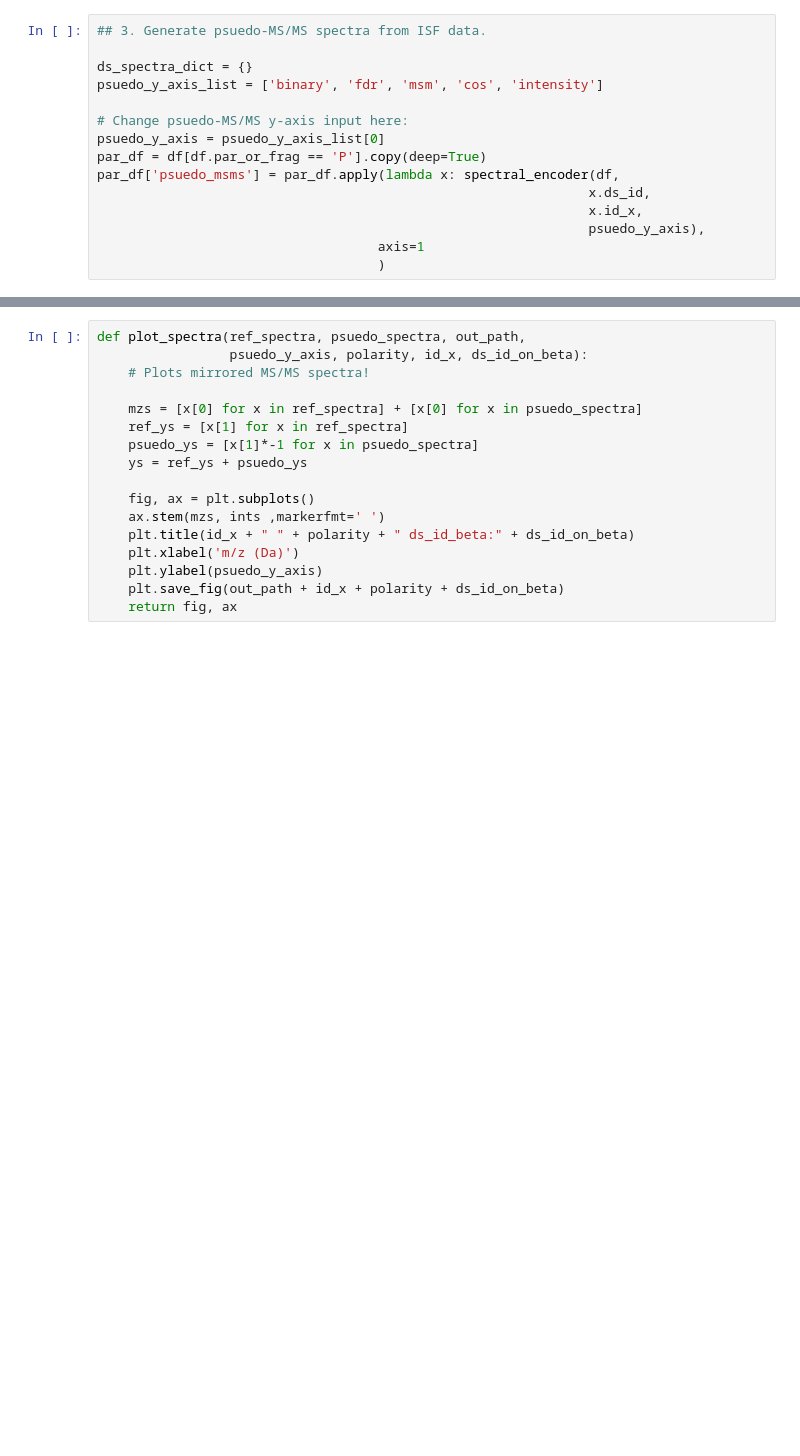
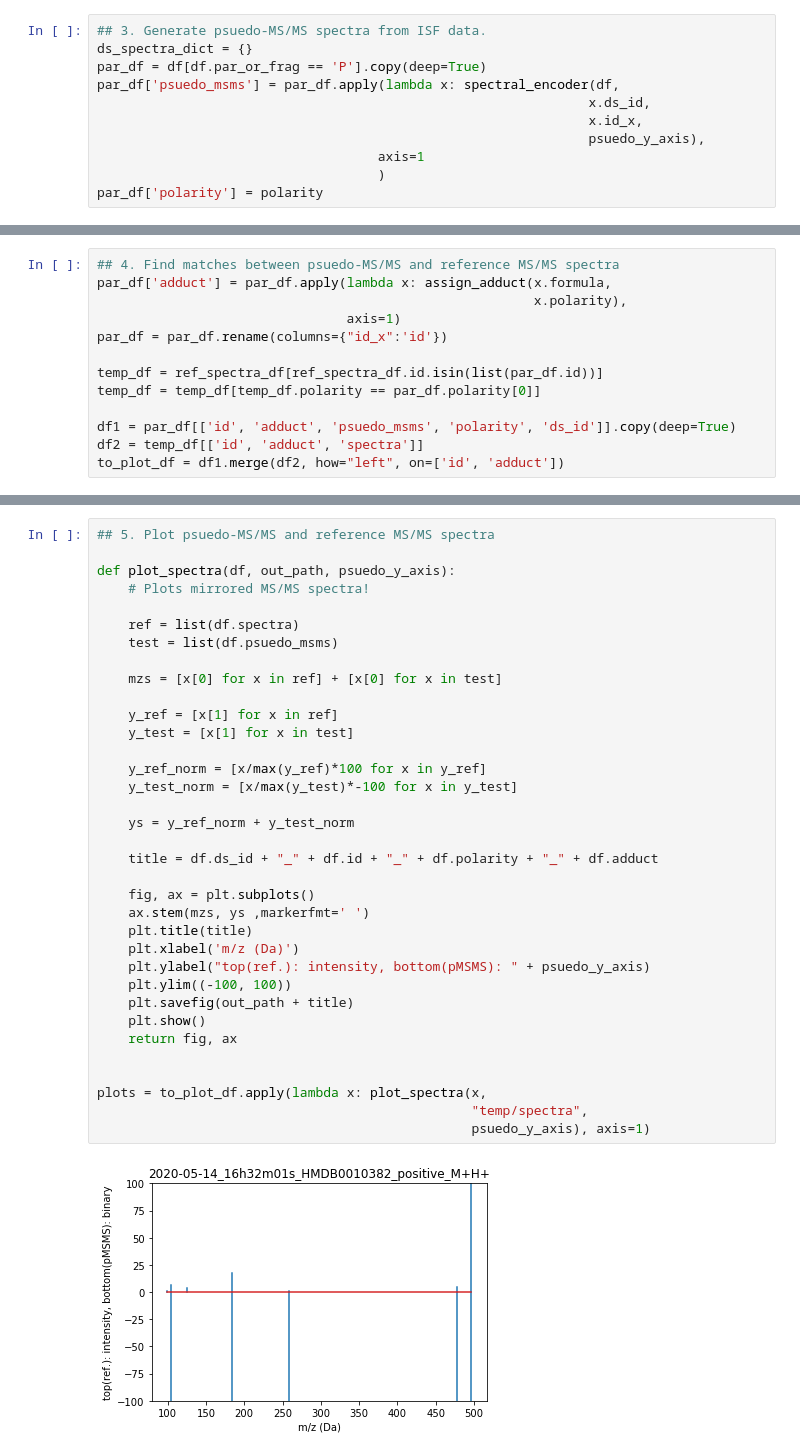
Before and after one commit to DinosaurInSpace/metaspace_msms_paper, a Jupyter notebook: metaspace_msms_mirror_spectra.ipynb, the cells around one changed output, grey strips where cells are left out. Drawn from its saved outputs; the diff is of its cells as text; blank space fills up the shorter version.

Commit message:
"metaspace_msms_mirror_spectra.ipynb" which plots psuedo-MS/MS spectra downloaded from METASPACE is functional as demonstrated with test dataset.

```diff
--- a/metaspace_msms_mirror_spectra.ipynb
+++ b/metaspace_msms_mirror_spectra.ipynb
@@ -50,12 +63,7 @@ df = annotate_cos_parent_fragment(path_to_reports,
 1   2020-05-14_16h32m01s
 # %%
 ## 3. Generate psuedo-MS/MS spectra from ISF data.
-
 ds_spectra_dict = {}
-psuedo_y_axis_list = ['binary', 'fdr', 'msm', 'cos', 'intensity']
-
-# Change psuedo-MS/MS y-axis input here:
-psuedo_y_axis = psuedo_y_axis_list[0]
 par_df = df[df.par_or_frag == 'P'].copy(deep=True)
 par_df['psuedo_msms'] = par_df.apply(lambda x: spectral_encoder(df,
                                                                x.ds_id,
@@ -63,3 +71,4 @@ par_df['psuedo_msms'] = par_df.apply(lambda x: spectral_encoder(df,
                                                                psuedo_y_axis),
                                     axis=1
                                     )
+par_df['polarity'] = polarity
@@ -127,0 +87,13 @@ par_df.apply(lambda x: plot_spectra(x.reference_msms,
+# %%
+## 4. Find matches between psuedo-MS/MS and reference MS/MS spectra
+par_df['adduct'] = par_df.apply(lambda x: assign_adduct(x.formula,
+                                                        x.polarity),
+                                axis=1)
+par_df = par_df.rename(columns={"id_x":'id'})
+
+temp_df = ref_spectra_df[ref_spectra_df.id.isin(list(par_df.id))]
+temp_df = temp_df[temp_df.polarity == par_df.polarity[0]]
+
+df1 = par_df[['id', 'adduct', 'psuedo_msms', 'polarity', 'ds_id']].copy(deep=True)
+df2 = temp_df[['id', 'adduct', 'spectra']]
+to_plot_df = df1.merge(df2, how="left", on=['id', 'adduct'])
@@ -128,17 +106,37 @@ par_df.apply(lambda x: plot_spectra(x.reference_msms,
 # %%
-def plot_spectra(ref_spectra, psuedo_spectra, out_path,
-                 psuedo_y_axis, polarity, id_x, ds_id_on_beta):
+## 5. Plot psuedo-MS/MS and reference MS/MS spectra
+
+def plot_spectra(df, out_path, psuedo_y_axis):
     # Plots mirrored MS/MS spectra!
 
-    mzs = [x[0] for x in ref_spectra] + [x[0] for x in psuedo_spectra]
-    ref_ys = [x[1] for x in ref_spectra]
-    psuedo_ys = [x[1]*-1 for x in psuedo_spectra]
-    ys = ref_ys + psuedo_ys
+    ref = list(df.spectra)
+    test = list(df.psuedo_msms)
+
+    mzs = [x[0] for x in ref] + [x[0] for x in test]
+
+    y_ref = [x[1] for x in ref]
+    y_test = [x[1] for x in test]
+
+    y_ref_norm = [x/max(y_ref)*100 for x in y_ref]
+    y_test_norm = [x/max(y_test)*-100 for x in y_test]
+
+    ys = y_ref_norm + y_test_norm
+
+    title = df.ds_id + "_" + df.id + "_" + df.polarity + "_" + df.adduct
 
     fig, ax = plt.subplots()
-    ax.stem(mzs, ints ,markerfmt=' ')
-    plt.title(id_x + " " + polarity + " ds_id_beta:" + ds_id_on_beta)
+    ax.stem(mzs, ys ,markerfmt=' ')
+    plt.title(title)
     plt.xlabel('m/z (Da)')
-    plt.ylabel(psuedo_y_axis)
-    plt.save_fig(out_path + id_x + polarity + ds_id_on_beta)
+    plt.ylabel("top(ref.): intensity, bottom(pMSMS): " + psuedo_y_axis)
+    plt.ylim((-100, 100))
+    plt.savefig(out_path + title)
+    plt.show()
     return fig, ax
+
+
+plots = to_plot_df.apply(lambda x: plot_spectra(x,
+                                                "temp/spectra",
+                                                psuedo_y_axis), axis=1)
+# %% [output]
+[figure, added]
```
Also changed, not shown: parts of 15 cells of this notebook.
